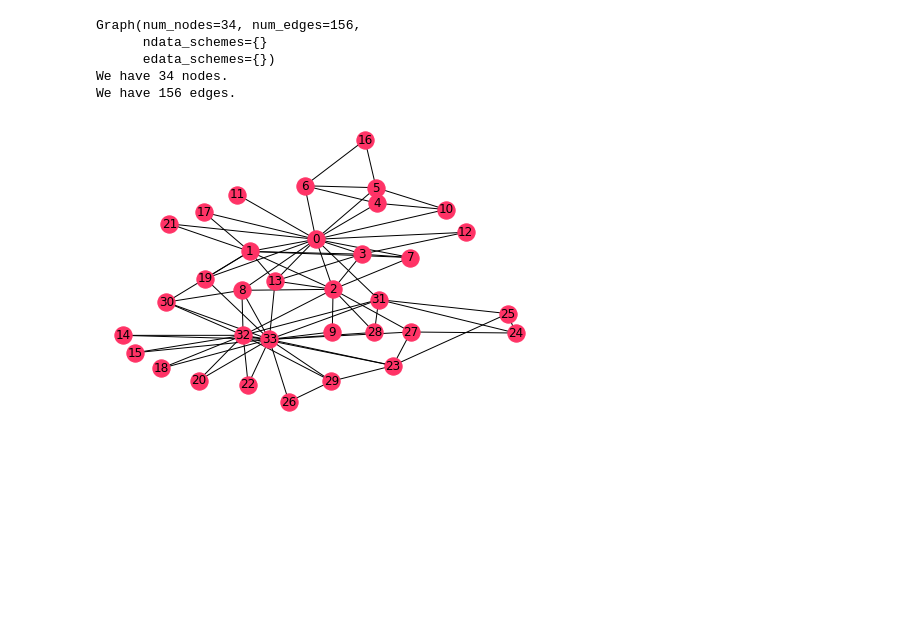
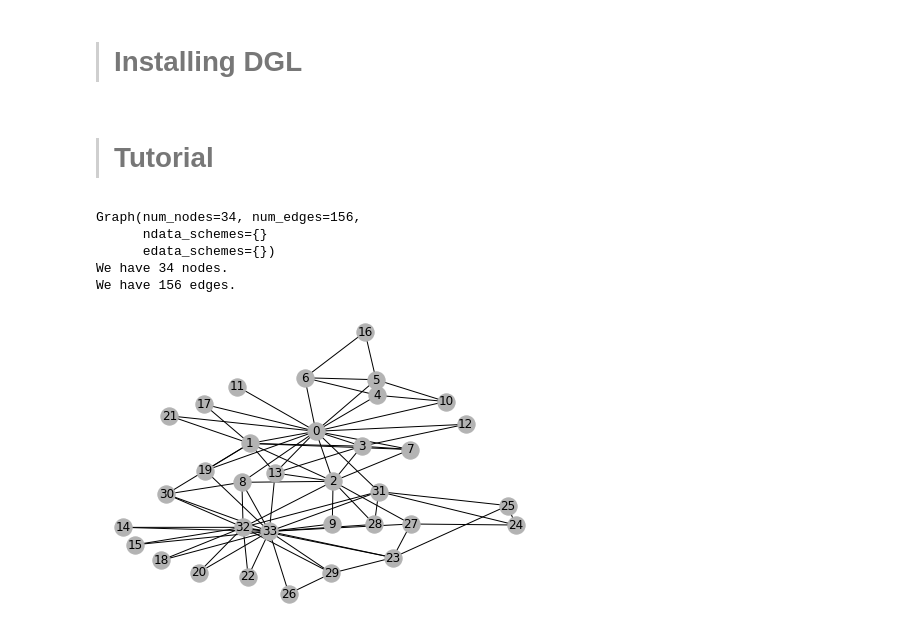
Before and after one commit to Le-Triumvirat/CADS-Internship, a Jupyter notebook: Anomaly_detection_in_financial_services_using_knowledge_graphs_and_machine_learning.ipynb, the cells around one changed output. Saved outputs shown, nothing was run; the diff lists cells and outputs as text; code cells hidden in the pictures; blank space fills up the shorter version.

```diff
--- a/Anomaly_detection_in_financial_services_using_knowledge_graphs_and_machine_learning.ipynb
+++ b/Anomaly_detection_in_financial_services_using_knowledge_graphs_and_machine_learning.ipynb
@@ -1,2 +1,4 @@
 # %% [markdown]
 <a href="https://colab.research.google.com/github/Le-Triumvirat/CADS-Internship/blob/main/Anomaly_detection_in_financial_services_using_knowledge_graphs_and_machine_learning.ipynb" target="_parent"><img src="https://colab.research.google.com/assets/colab-badge.svg" alt="Open In Colab"/></a>
+# %% [markdown]
+> **<h1>Installing DGL</h1>**
@@ -3,3 +7,5 @@
+# %% [markdown]
+> # **Tutorial**
 # %%
 import torch
 import numpy as np
@@ -27,25 +33,28 @@ def build_karate_club_graph():
     # Construct a DGLGraph
     return dgl.graph((u, v))
 
-G = build_karate_club_graph()
-print(G)
-print('We have %d nodes.' % G.number_of_nodes())
-print('We have %d edges.' % G.number_of_edges())
-
-import networkx as nx
-# Since the actual graph is undirected, we convert it for visualization
-# purpose.
-nx_G = G.to_networkx().to_undirected()
-# Kamada-Kawaii layout usually looks pretty for arbitrary graphs
-pos = nx.kamada_kawai_layout(nx_G)
-nx.draw(nx_G, pos, with_labels=True, node_color=[[1, 0.2, 0.4]])
+g=build_karate_club_graph()
-# %% [output]
-Graph(num_nodes=34, num_edges=156,
-      ndata_schemes={}
-      edata_schemes={})
-We have 34 nodes.
-We have 156 edges.
-[figure, removed]
+# %%
+G = build_karate_club_graph()
+print(G)
+print('We have %d nodes.' % G.number_of_nodes())
+print('We have %d edges.' % G.number_of_edges())
+# %% [output]
+Graph(num_nodes=34, num_edges=156,
+      ndata_schemes={}
+      edata_schemes={})
+We have 34 nodes.
+We have 156 edges.
+# %%
+import networkx as nx
+# Since the actual graph is undirected, we convert it for visualization
+# purpose.
+nx_G = G.to_networkx().to_undirected()
+# Kamada-Kawaii layout usually looks pretty for arbitrary graphs
+pos = nx.kamada_kawai_layout(nx_G)
+nx.draw(nx_G, pos, with_labels=True, node_color=[[.7, .7, .7]])
+# %% [output]
+[figure, added]
 # %%
 # In DGL, you can add features for all nodes at once, using a feature tensor that
 # batches node features along the first dimension. The code below adds the learnable
```
Also changed, not shown: parts of 16 cells of this notebook.
